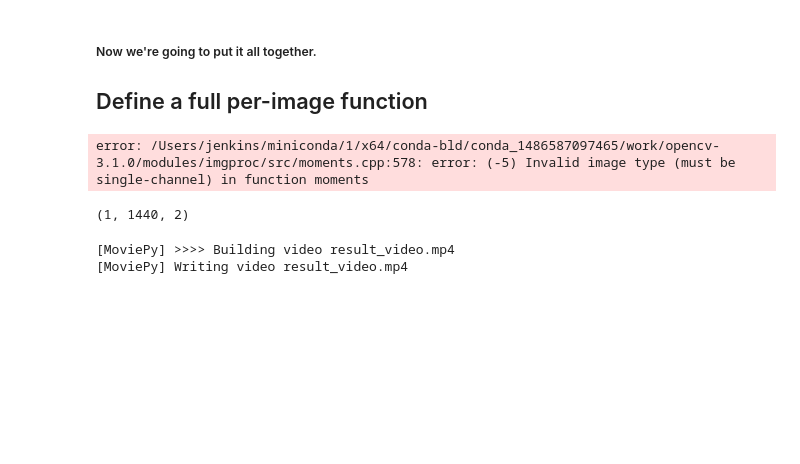
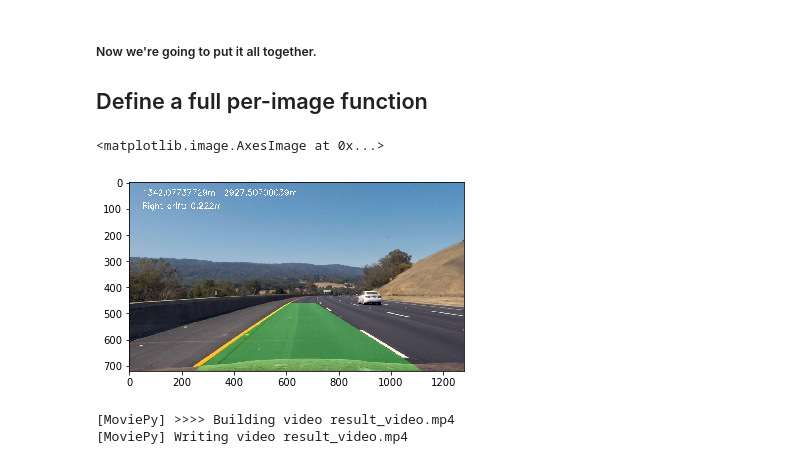
Before and after one commit to jeffDL/CarND-Advanced-Lane-Lines, a Jupyter notebook: Advanced-Lane-Finding.ipynb, the cells around one changed output. Cells and saved outputs as stored; diff of their text form; code cells hidden in the pictures; blank space fills up the shorter version.

Commit message:
Fixed image depth issue, a-ok now

```diff
--- a/Advanced-Lane-Finding.ipynb
+++ b/Advanced-Lane-Finding.ipynb
@@ -445,49 +445,47 @@ def paintFrame(frame):
     # Draw the lane onto the warped blank image
     cv2.fillPoly(color_warp, np.int_([pts]), (0,255, 0))
 
-        ### Addition to fix bad polys
+### Addition to fix bad polys
     if (pts_old == None):
-        pts_old = color_warp
-
+        pts_old = color_warp[:,:,1]
+    #print(pts_old.shape)
+    #print(color_warp.shape)
     a = pts_old
-    b = color_warp
+    b = color_warp[:,:,1]
     #print(pts.shape)
     #print(pts_old.shape)
     ret = cv2.matchShapes(a,b,1,0.0)
-    print(pts_old)
+    #print(pts_old)
     if (ret<0.045):
-        pts_old = color_warp
+        pts_old = color_warp[:,:,1]
     else:
-        color_warp = pts_old # overwrite the current pts set with our history. keep pts_old.
-    ###
+        color_warp[:,:,1] = pts_old # overwrite the current pts set with our history. keep pts_old.
+###
 
     # Get inverse transform
     Minv = cv2.getPerspectiveTransform(dst,src)
 
     # Warp the blank back to original image space using inverse perspective matrix (Minv)
     newwarp = cv2.warpPerspective(color_warp, Minv, img_size, flags=cv2.INTER_LINEAR)
 
     # Combine the result with the original image
     result = cv2.addWeighted(fixed, 1, newwarp, 0.3, 0)
 
     result = cv2.putText(result, str(left_curverad)+'m  '+str(right_curverad)+'m',(50,50), cv2.FONT_HERSHEY_SIMPLEX, 1,(255,255,255),2)
     result = cv2.putText(result, 'Right drift: '+str(drift)+'m',(50,100), cv2.FONT_HERSHEY_SIMPLEX, 1,(255,255,255),2)
 
 
 
     return result  #, drift, (left_curverad,right_curverad)
 
 frame = mpimg.imread('test_images/test3.jpg')
 result = paintFrame(frame) #, d, (left,right) = paintFrame(frame)
 plt.imshow(result)
 #print(left, 'm', right, 'm')
 #print('drift right: ', d,'m')
 # %% [output]
-error: /Users/jenkins/miniconda/1/x64/conda-bld/conda_1486587097465/work/opencv-3.1.0/modules/imgproc/src/moments.cpp:578: error: (-5) Invalid image type (must be single-channel) in function moments
+<matplotlib.image.AxesImage at 0x...>
+[figure, added]
-# %%
-print(pts_old.shape)
-# %% [output]
-(1, 1440, 2)
 # %%
 # Import everything needed to edit/save/watch video clips
 from moviepy.editor import VideoFileClip
```
Also changed, not shown: parts of 2 cells of this notebook.
